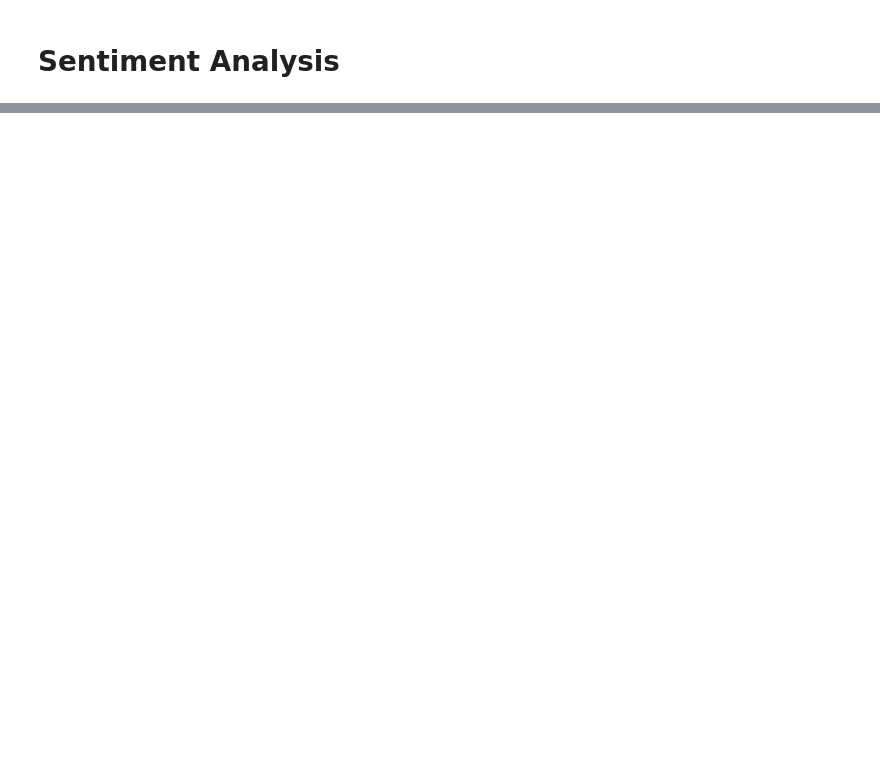
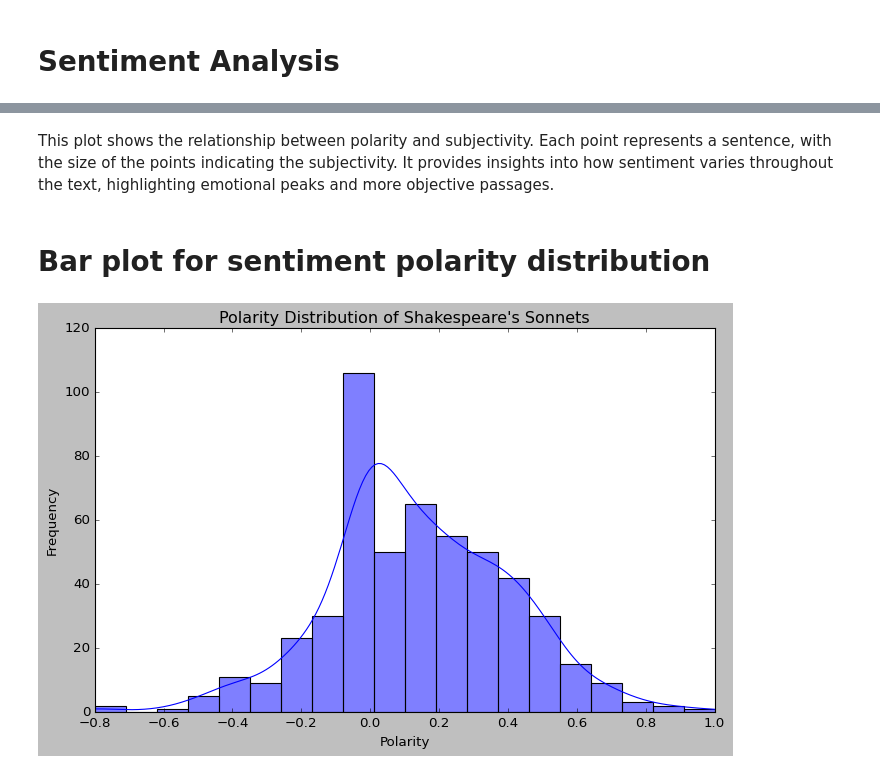
Before and after one commit to amyhuang0129/Dighum-101-Project, a Jupyter notebook: 101 project.ipynb, the cells around one changed output, grey strips where cells are left out. Saved outputs shown, nothing was run; the diff lists cells and outputs as text; code cells hidden in the pictures; blank space fills up the shorter version.

```diff
--- a/101 project.ipynb
+++ b/101 project.ipynb
@@ -170,0 +233,13 @@ Sentiment: Sentiment(polarity=-1.0, subjectivity=1.0)
+# %% [markdown]
+This plot shows the relationship between polarity and subjectivity. Each point represents a sentence, with the size of the points indicating the subjectivity. It provides insights into how sentiment varies throughout the text, highlighting emotional peaks and more objective passages.
+# %% [markdown]
+# Bar plot for sentiment polarity distribution
+# %%
+plt.figure(figsize=(10, 6))
+sns.histplot(sentiment_df['Polarity'], bins=20, kde=True, color='blue')
+plt.title('Polarity Distribution of Shakespeare's Sonnets')
+plt.xlabel('Polarity')
+plt.ylabel('Frequency')
+plt.show()
+# %% [output]
+[figure, added]
```
Also changed, not shown: parts of 31 cells of this notebook.
